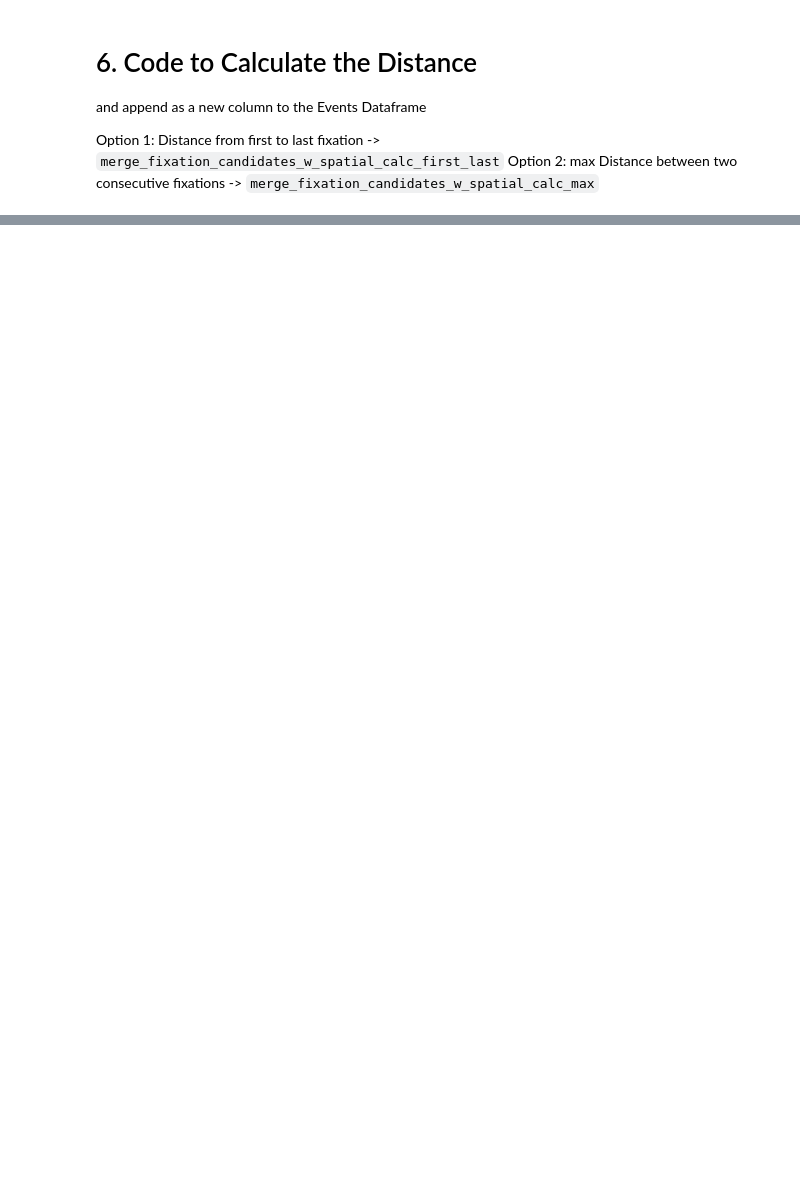
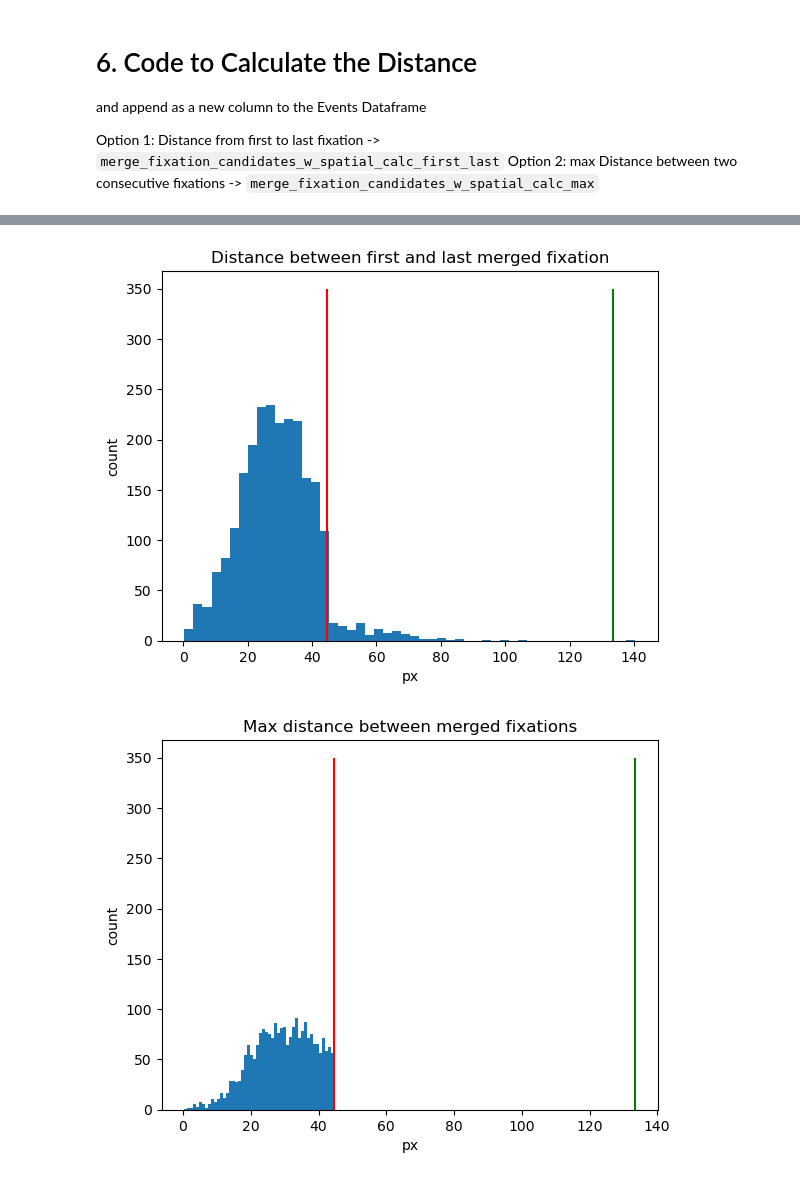
Before and after one commit to s-ccs/2024FreeViewingMSCOCO, a Jupyter notebook: scripts/et_preprocessing/test_spatial_criterion_hooge.ipynb, the cells around one changed output, grey strips where cells are left out. Cells and saved outputs as stored; diff of their text form; code cells hidden in the pictures; blank space fills up the shorter version.

```diff
--- a/scripts/et_preprocessing/test_spatial_criterion_hooge.ipynb
+++ b/scripts/et_preprocessing/test_spatial_criterion_hooge.ipynb
@@ -517,0 +635,20 @@ m_max_dist
+# %%
+def plot_merged_distance_histogram(distances, ax=None, title=None):
+    ax = ax or plt.gca()
+    ax.hist(distances, bins=50)
+    ax.vlines(A_MIN_FIX * PPD, 0, 350, color="red")
+    ax.vlines(3*A_MIN_FIX * PPD, 0, 350, color="green")
+    ax.set_xlabel("px")
+    ax.set_ylabel("count")
+    if title:
+        ax.set_title(title)
+    return ax
+# %%
+plot_merged_distance_histogram(m_dist["distance_merged"], title="Distance between first and last merged fixation")
+plt.show()
+
+plot_merged_distance_histogram(m_max_dist["distance_merged"], title="Max distance between merged fixations")
+plt.show()
+# %% [output]
+[figure, added]
+[figure, added]
```
Also changed, not shown: parts of 12 cells of this notebook, 4 other files.
